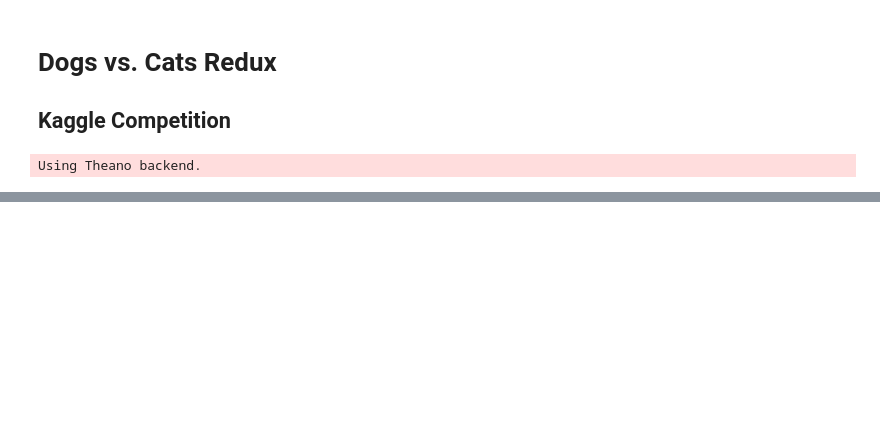
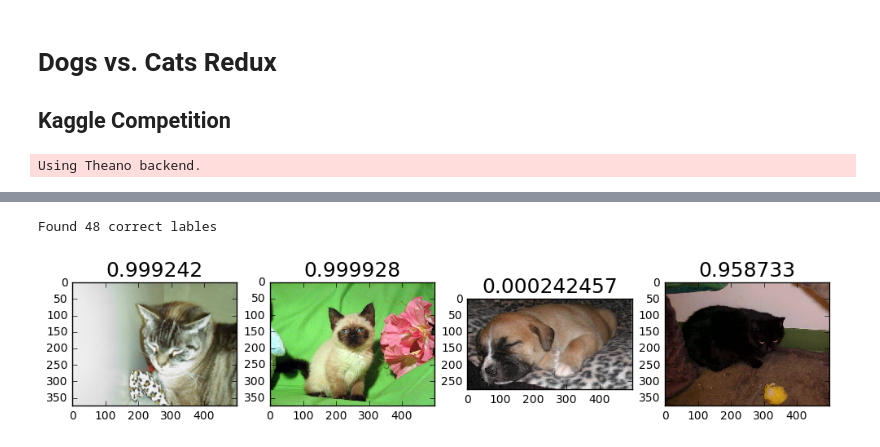
Before and after one commit to dancoombs/fastai, a Jupyter notebook: nbs/dogscats_model.ipynb, the cells around one changed output, grey strips where cells are left out. Saved outputs shown, nothing was run; the diff lists cells and outputs as text; code cells hidden in the pictures; blank space fills up the shorter version.

```diff
--- a/nbs/dogscats_model.ipynb
+++ b/nbs/dogscats_model.ipynb
@@ -48,0 +72,21 @@ np.savetxt(submission_file_name, subm, fmt='%d,%.5f', header='id,label', comment
+# %%
+filenames = batches.filenames
+expected_labels = batches.classes
+
+my_preds = preds[:,0]
+my_labels = np.round(1-my_preds)
+# %%
+from keras.preprocessing import image
+
+def plots_idx(idx, titles=None):
+    plots([image.load_img(valid_path + filenames[i]) for i in idx], titles=titles)
+
+n_view = 4
+# %%
+correct = np.where(my_labels == expected_labels)[0]
+print "Found %d correct lables" % len(correct)
+idx = permutation(correct)[:n_view]
+plots_idx(idx, my_preds[idx])
+# %% [output]
+Found 48 correct lables
+[figure, added]
```
Also changed, not shown: parts of 16 cells of this notebook, 1 other file.
